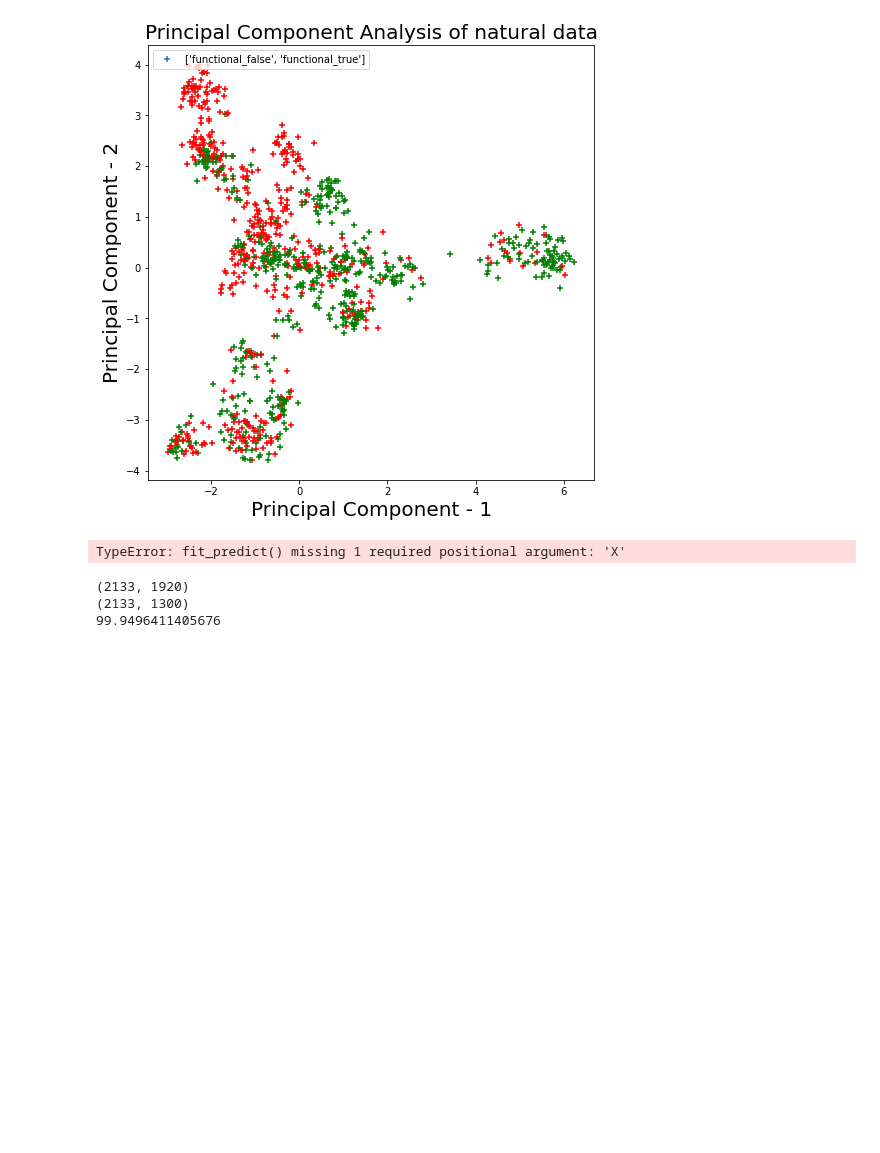
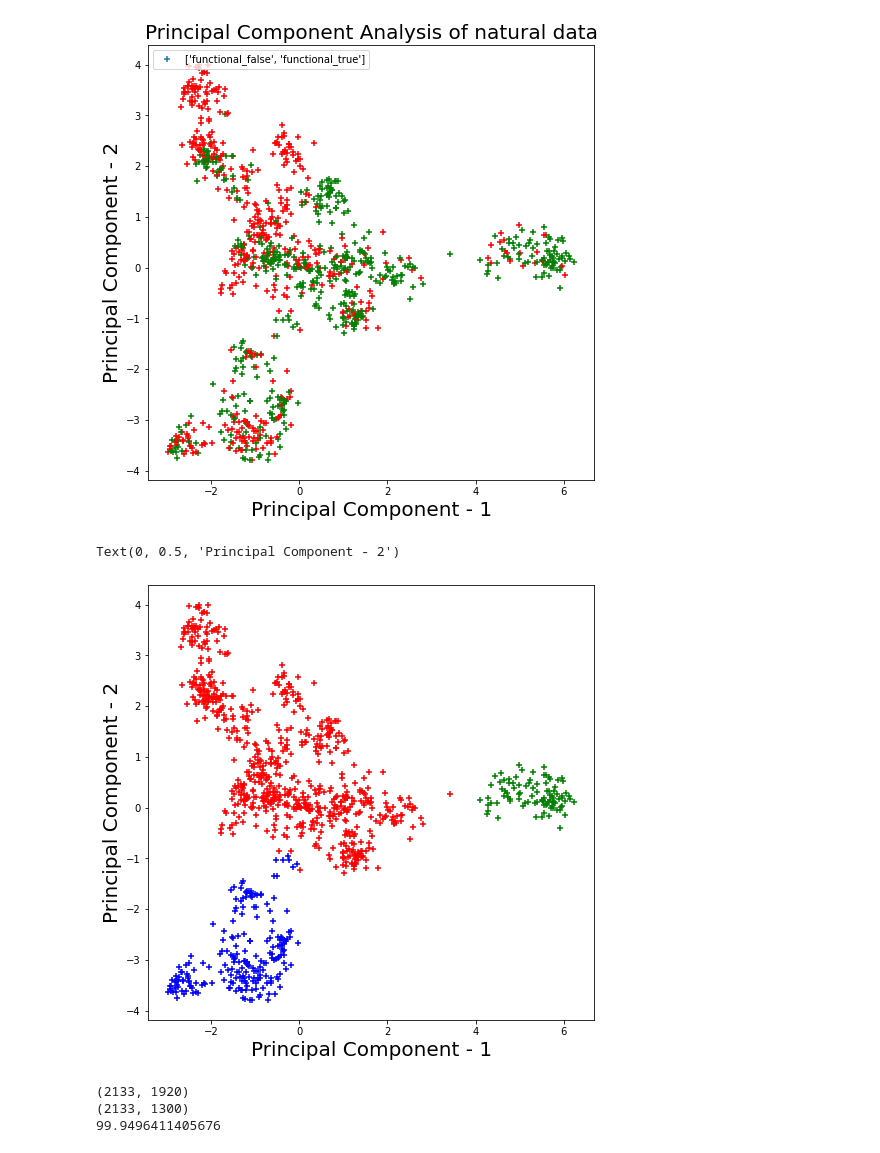
Before and after one commit to PHouzel/PCS_ML_2021, a Jupyter notebook: main.ipynb, the cells around one changed output. Cells and saved outputs as stored; diff of their text form; code cells hidden in the pictures; blank space fills up the shorter version.

Commit message:
clustering

```diff
--- a/main.ipynb
+++ b/main.ipynb
@@ -224,16 +292,27 @@ Explained variation per principal component: [0.06637129 0.05282499 0.04200802 0
  0.00136828 0.00135776 0.00134213 0.00131472]
 Text(0.5, 1.0, 'Principal Component Analysis of natural data')
 [figure]
-# %%
-#Exercice 3: clustering
-
-from sklearn.cluster import AgglomerativeClustering
-
-#data: encoded_artificial - encoded_natural
-
-y_pred = AgglomerativeClustering.fit_predict(encoded_artificial, y=None)
-# %% [output]
-TypeError: fit_predict() missing 1 required positional argument: 'X'
+# %%
+#Exercice 3: clustering
+
+from sklearn.cluster import AgglomerativeClustering
+
+#data: encoded_artificial - encoded_natural
+
+
+method = AgglomerativeClustering(n_clusters = 3)
+clustered = method.fit(encoded_natural)
+labels = clustered.labels_
+colors = ['red','green', 'blue']
+
+fig = plt.figure(figsize=(8,8))
+plt.scatter(principalComponents[:,0], principalComponents[:,1], c=labels, marker = '+',
+            cmap=matplotlib.colors.ListedColormap(colors))
+plt.xlabel('Principal Component - 1',fontsize=20)
+plt.ylabel('Principal Component - 2',fontsize=20)
+# %% [output]
+Text(0, 0.5, 'Principal Component - 2')
+[figure, added]
 # %%
 #Exercice 4:
 #Supervised learning: use a NN
```
Also changed, not shown: parts of 1 cell of this notebook.
